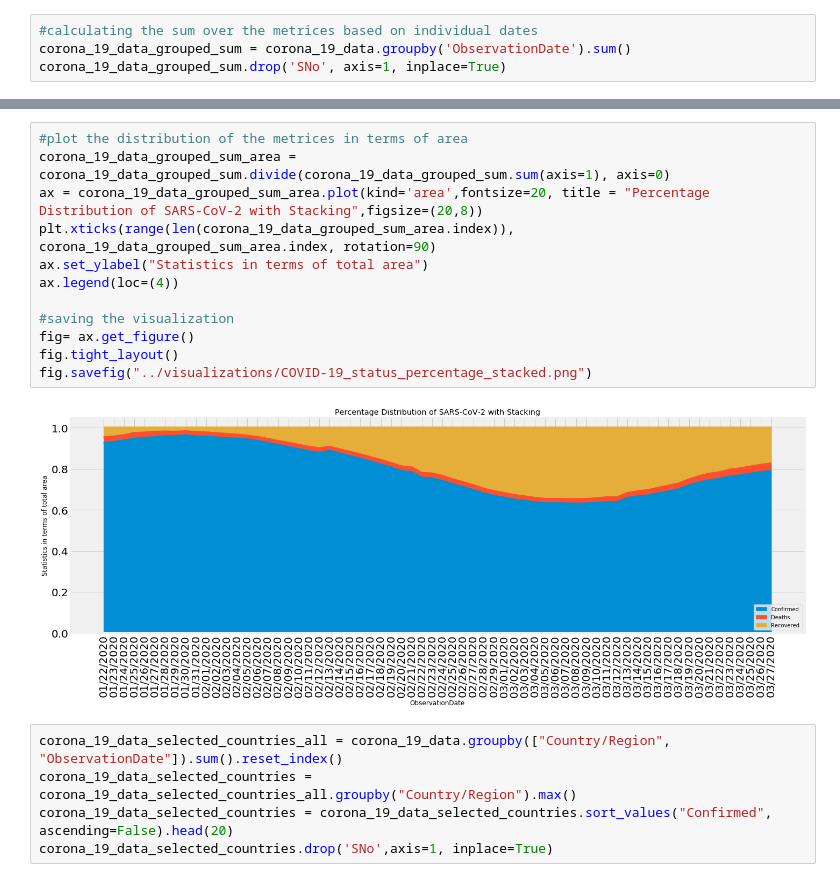
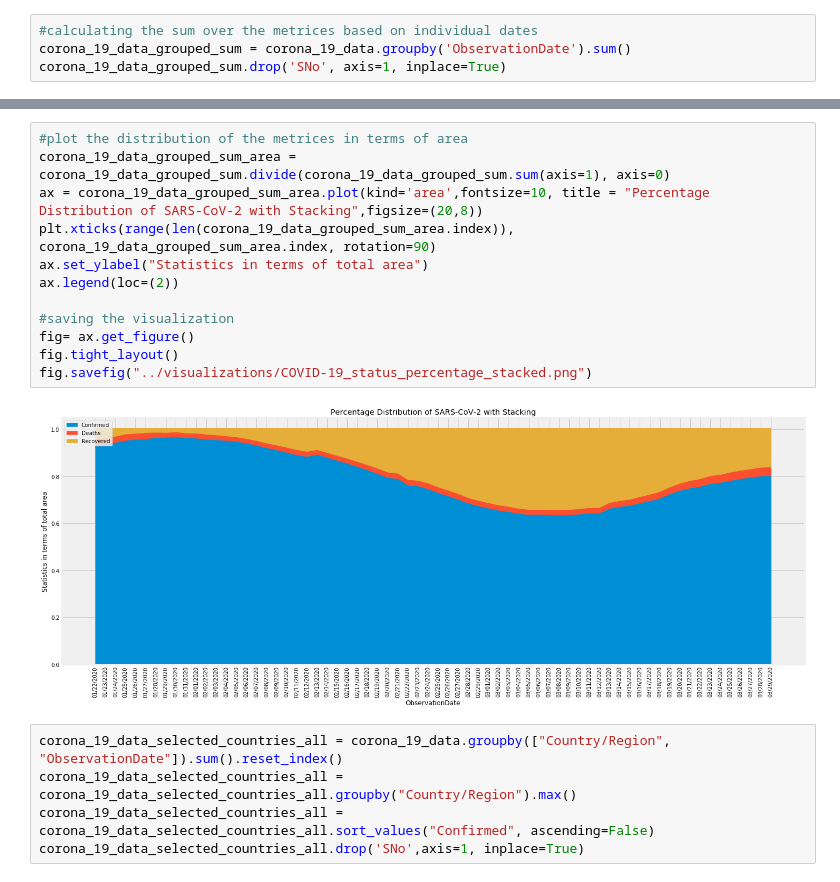
Before and after one commit to apurba-tukl/Exploratory-Data-Analysis-COVID-19, a Jupyter notebook: scripts/EDA_COVID19.ipynb, the cells around one changed output, grey strips where cells are left out. Saved outputs shown, nothing was run; the diff lists cells and outputs as text.

```diff
--- a/scripts/EDA_COVID19.ipynb
+++ b/scripts/EDA_COVID19.ipynb
@@ -81,20 +81,20 @@ fig.savefig("../visualizations/COVID-19_status_percentage.png")
 # %%
 #plot the distribution of the metrices in terms of area
 corona_19_data_grouped_sum_area = corona_19_data_grouped_sum.divide(corona_19_data_grouped_sum.sum(axis=1), axis=0)
-ax = corona_19_data_grouped_sum_area.plot(kind='area',fontsize=20, title = "Percentage Distribution of SARS-CoV-2 with Stacking",figsize=(20,8))
+ax = corona_19_data_grouped_sum_area.plot(kind='area',fontsize=10, title = "Percentage Distribution of SARS-CoV-2 with Stacking",figsize=(20,8))
 plt.xticks(range(len(corona_19_data_grouped_sum_area.index)), corona_19_data_grouped_sum_area.index, rotation=90)
 ax.set_ylabel("Statistics in terms of total area")
-ax.legend(loc=(4))
+ax.legend(loc=(2))
 
 #saving the visualization
 fig= ax.get_figure()
 fig.tight_layout()
 fig.savefig("../visualizations/COVID-19_status_percentage_stacked.png")
 # %% [output]
-[figure, old version]
+[figure, new version]
 # %%
 corona_19_data_selected_countries_all = corona_19_data.groupby(["Country/Region", "ObservationDate"]).sum().reset_index()
-corona_19_data_selected_countries = corona_19_data_selected_countries_all.groupby("Country/Region").max()
-corona_19_data_selected_countries = corona_19_data_selected_countries.sort_values("Confirmed", ascending=False).head(20)
-corona_19_data_selected_countries.drop('SNo',axis=1, inplace=True)
+corona_19_data_selected_countries_all = corona_19_data_selected_countries_all.groupby("Country/Region").max()
+corona_19_data_selected_countries_all = corona_19_data_selected_countries_all.sort_values("Confirmed", ascending=False)
+corona_19_data_selected_countries_all.drop('SNo',axis=1, inplace=True)
 # %%
```
Also changed, not shown: parts of 11 cells of this notebook, 11 other files.
